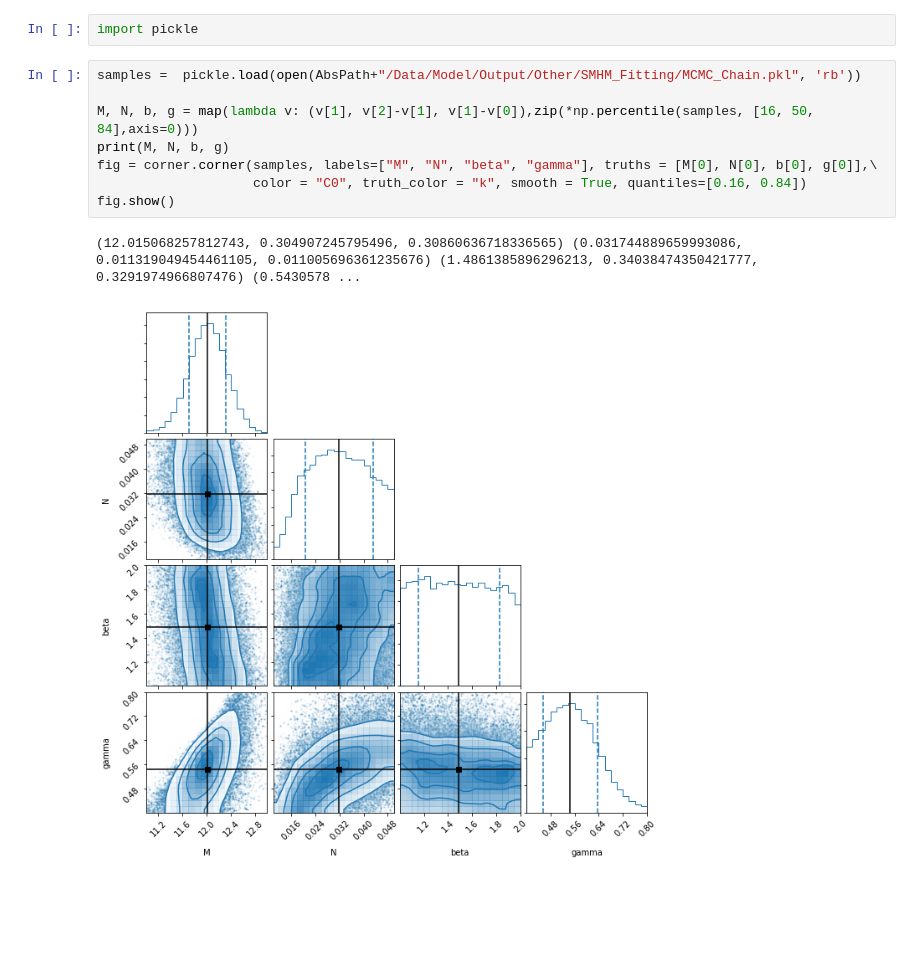
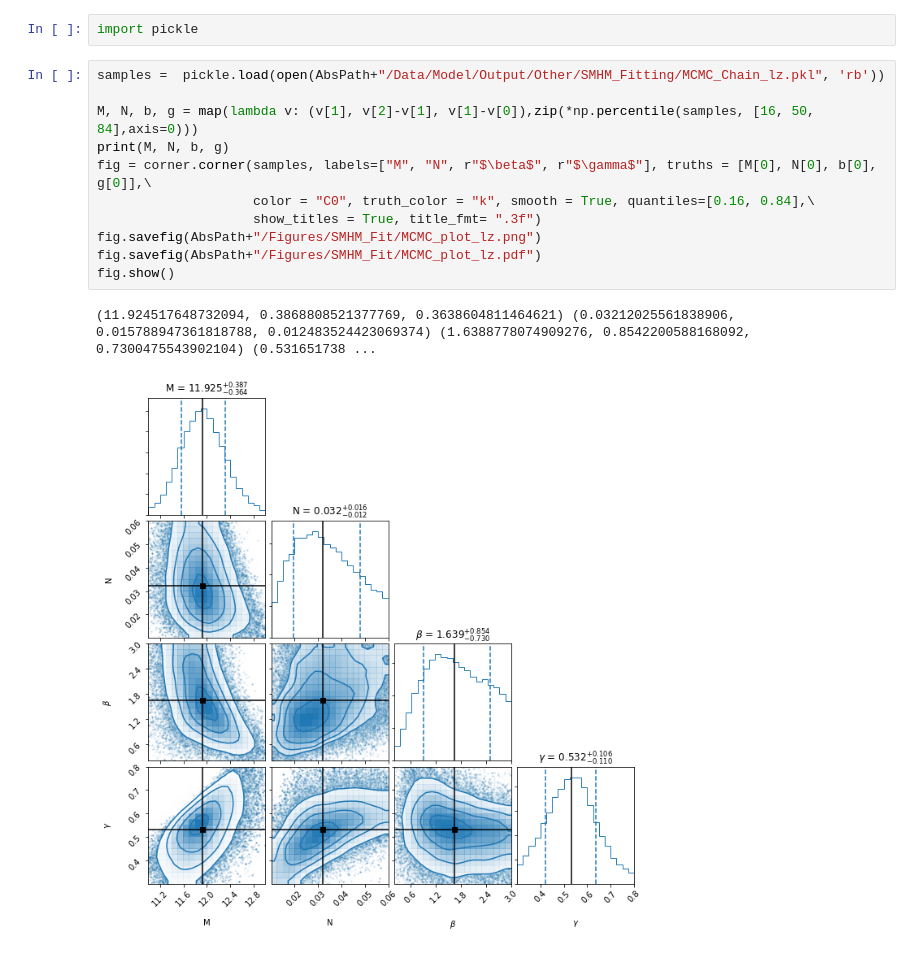
Before and after one commit to PipGrylls/STEEL, a Jupyter notebook: Notebooks/TestBook.ipynb, the cells around one changed output. Drawn from its saved outputs; the diff is of its cells as text; blank space fills up the shorter version.

```diff
--- a/Notebooks/TestBook.ipynb
+++ b/Notebooks/TestBook.ipynb
@@ -493,13 +493,16 @@ fig.show()
 # %%
 import pickle
 # %%
-samples =  pickle.load(open(AbsPath+"/Data/Model/Output/Other/SMHM_Fitting/MCMC_Chain.pkl", 'rb'))
+samples =  pickle.load(open(AbsPath+"/Data/Model/Output/Other/SMHM_Fitting/MCMC_Chain_lz.pkl", 'rb'))
 
 M, N, b, g = map(lambda v: (v[1], v[2]-v[1], v[1]-v[0]),zip(*np.percentile(samples, [16, 50, 84],axis=0)))
 print(M, N, b, g)
-fig = corner.corner(samples, labels=["M", "N", "beta", "gamma"], truths = [M[0], N[0], b[0], g[0]],\
-                    color = "C0", truth_color = "k", smooth = True, quantiles=[0.16, 0.84])
+fig = corner.corner(samples, labels=["M", "N", r"$\beta$", r"$\gamma$"], truths = [M[0], N[0], b[0], g[0]],\
+                    color = "C0", truth_color = "k", smooth = True, quantiles=[0.16, 0.84],\
+                    show_titles = True, title_fmt= ".3f")
+fig.savefig(AbsPath+"/Figures/SMHM_Fit/MCMC_plot_lz.png")
+fig.savefig(AbsPath+"/Figures/SMHM_Fit/MCMC_plot_lz.pdf")
 fig.show()
 # %% [output]
-(12.015068257812743, 0.304907245795496, 0.30860636718336565) (0.031744889659993086, 0.011319049454461105, 0.011005696361235676) (1.4861385896296213, 0.34038474350421777, 0.3291974966807476) (0.5430578 ...
+(11.924517648732094, 0.3868808521377769, 0.3638604811464621) (0.03212025561838906, 0.015788947361818788, 0.012483524423069374) (1.6388778074909276, 0.8542200588168092, 0.7300475543902104) (0.531651738 ...
-[figure, old version]
+[figure, new version]
```
Also changed, not shown: parts of 1 cell of this notebook, 9 other files.
